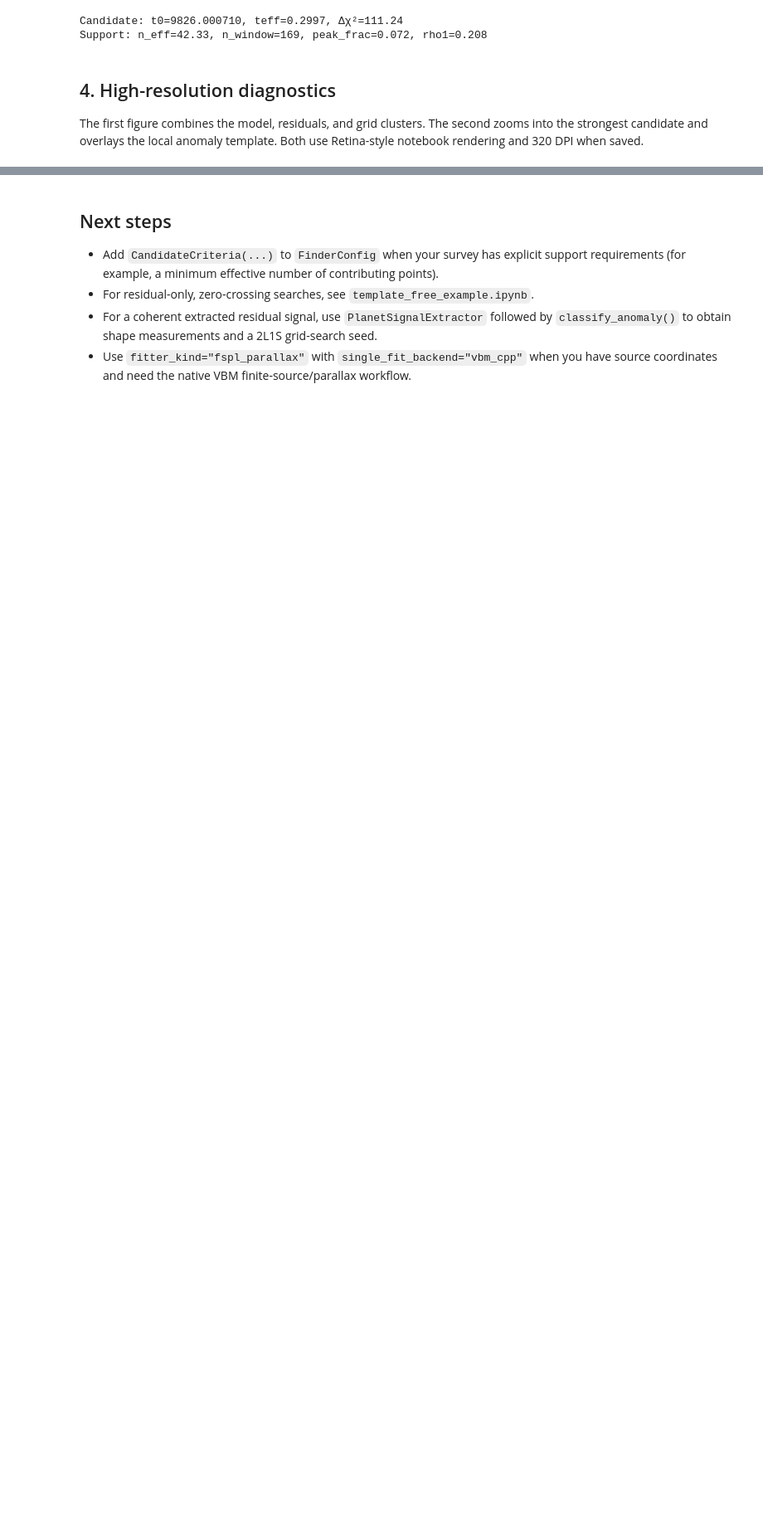
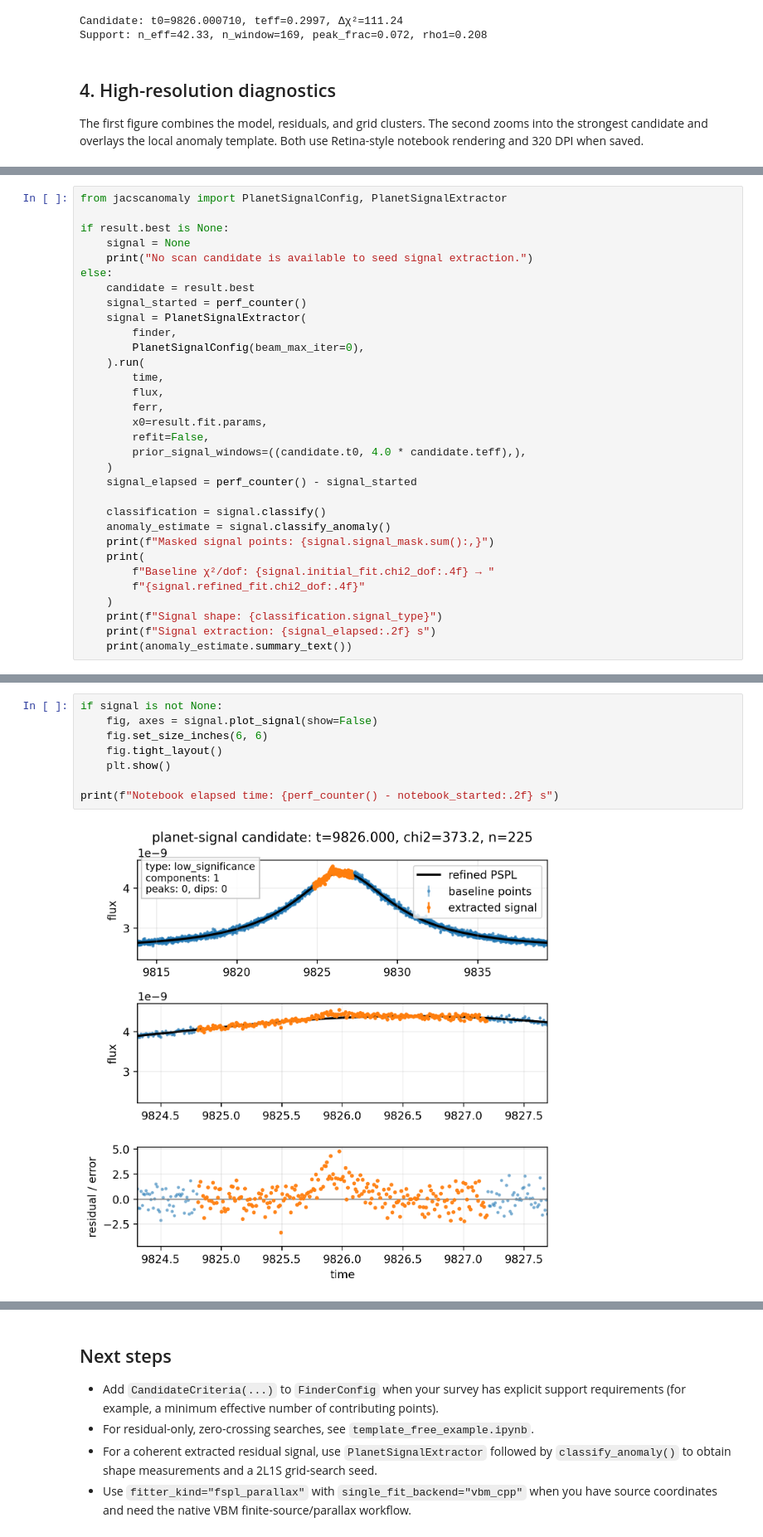
Before and after one commit to NunotaKansuke/jacscanomaly, a Jupyter notebook: example/template_scan_example.ipynb, the cells around one changed output, grey strips where cells are left out. Shown at 83% size. Cells and saved outputs as stored; diff of their text form; blank space fills up the shorter version.

```diff
--- a/example/template_scan_example.ipynb
+++ b/example/template_scan_example.ipynb
@@ -143,0 +145,32 @@ Notebook elapsed time: 4.52 s
+# %%
+from jacscanomaly import PlanetSignalConfig, PlanetSignalExtractor
+
+if result.best is None:
+    signal = None
+    print("No scan candidate is available to seed signal extraction.")
+else:
+    candidate = result.best
+    signal_started = perf_counter()
+    signal = PlanetSignalExtractor(
+        finder,
+        PlanetSignalConfig(beam_max_iter=0),
+    ).run(
+        time,
+        flux,
+        ferr,
+        x0=result.fit.params,
+        refit=False,
+        prior_signal_windows=((candidate.t0, 4.0 * candidate.teff),),
+    )
+    signal_elapsed = perf_counter() - signal_started
+
+    classification = signal.classify()
+    anomaly_estimate = signal.classify_anomaly()
+    print(f"Masked signal points: {signal.signal_mask.sum():,}")
+    print(
+        f"Baseline χ²/dof: {signal.initial_fit.chi2_dof:.4f} → "
+        f"{signal.refined_fit.chi2_dof:.4f}"
+    )
+    print(f"Signal shape: {classification.signal_type}")
+    print(f"Signal extraction: {signal_elapsed:.2f} s")
+    print(anomaly_estimate.summary_text())
@@ -143,0 +187,10 @@ Notebook elapsed time: 4.52 s
+# %%
+if signal is not None:
+    fig, axes = signal.plot_signal(show=False)
+    fig.set_size_inches(6, 6)
+    fig.tight_layout()
+    plt.show()
+
+print(f"Notebook elapsed time: {perf_counter() - notebook_started:.2f} s")
+# %% [output]
+[figure, added]
```
Also changed, not shown: parts of 7 cells of this notebook.
